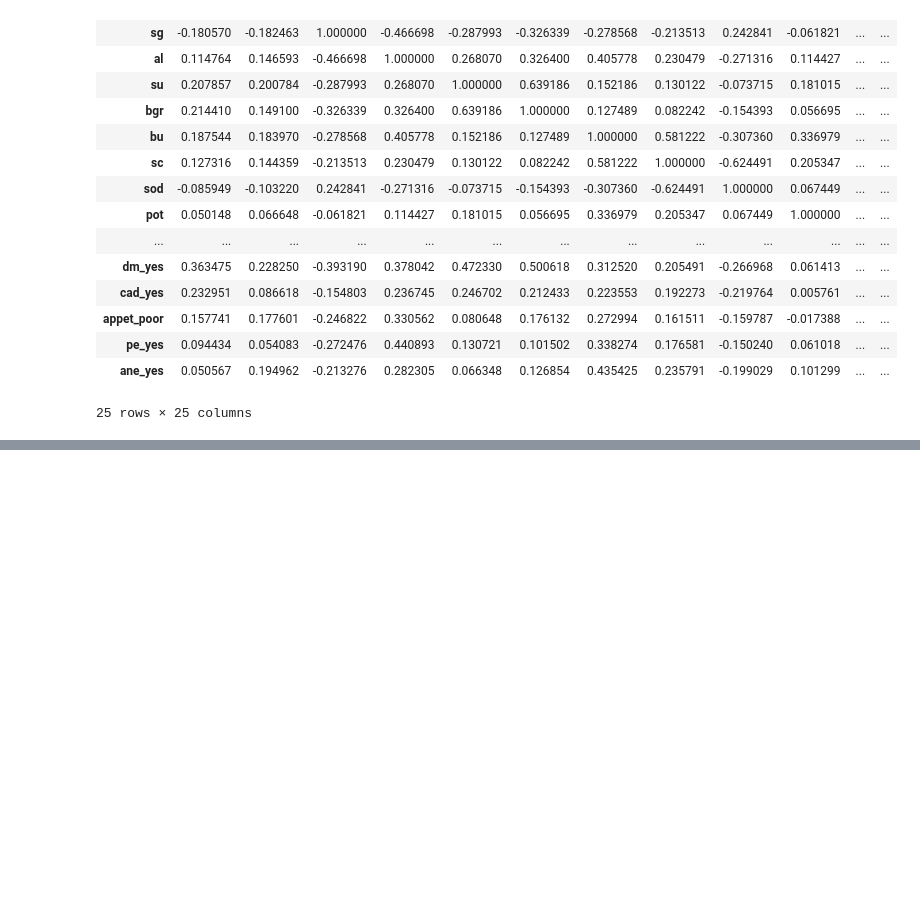
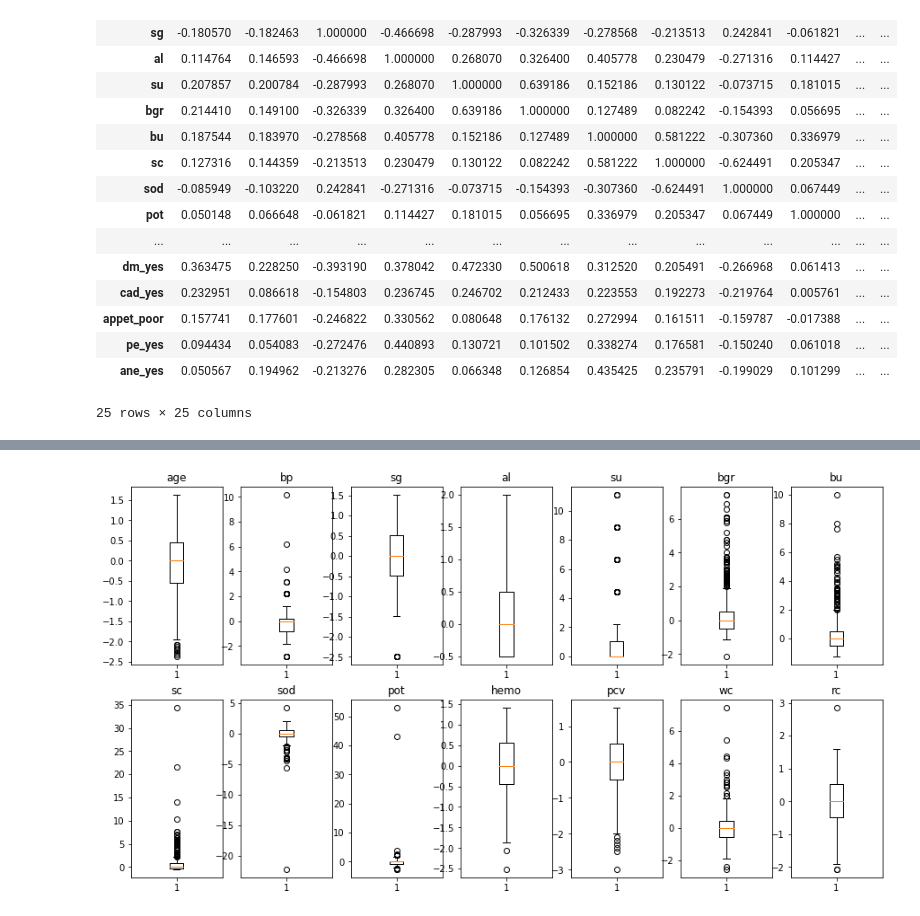
Before and after one commit to TaeMD/ML-projects, a Jupyter notebook: Predicting_CKD.ipynb, the cells around one changed output, grey strips where cells are left out. Cells and saved outputs as stored; diff of their text form; code cells hidden in the pictures; blank space fills up the shorter version.

```diff
--- a/Predicting_CKD.ipynb
+++ b/Predicting_CKD.ipynb
@@ -1084,0 +1101,2 @@ sns.heatmap(data=df_new2.corr(), annot=True, cmap='Spectral', linewidths=0.5)
+# %%
+numeric_var.remove('target')
@@ -1084,0 +1120,10 @@ sns.heatmap(data=df_new2.corr(), annot=True, cmap='Spectral', linewidths=0.5)
+# %%
+fig, axs = plt.subplots (2,7, figsize = (15,8))
+axs = axs.ravel()
+n = 0
+for i in numeric_var:
+  axs[n].boxplot(df_new2[i])
+  axs[n].set_title(i)
+  n = n +1
+# %% [output]
+[figure, added]
```
Also changed, not shown: parts of 14 cells of this notebook.
